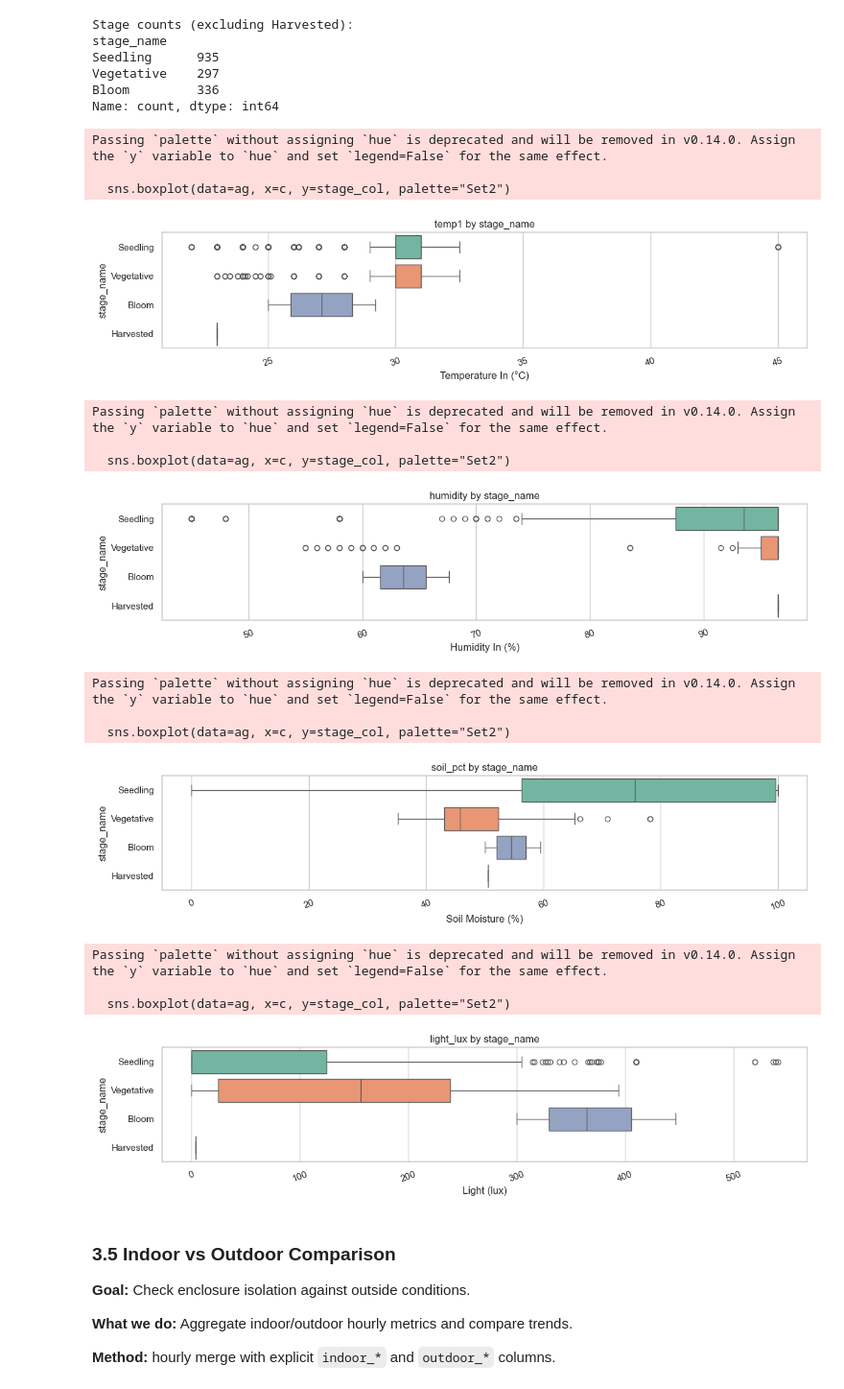
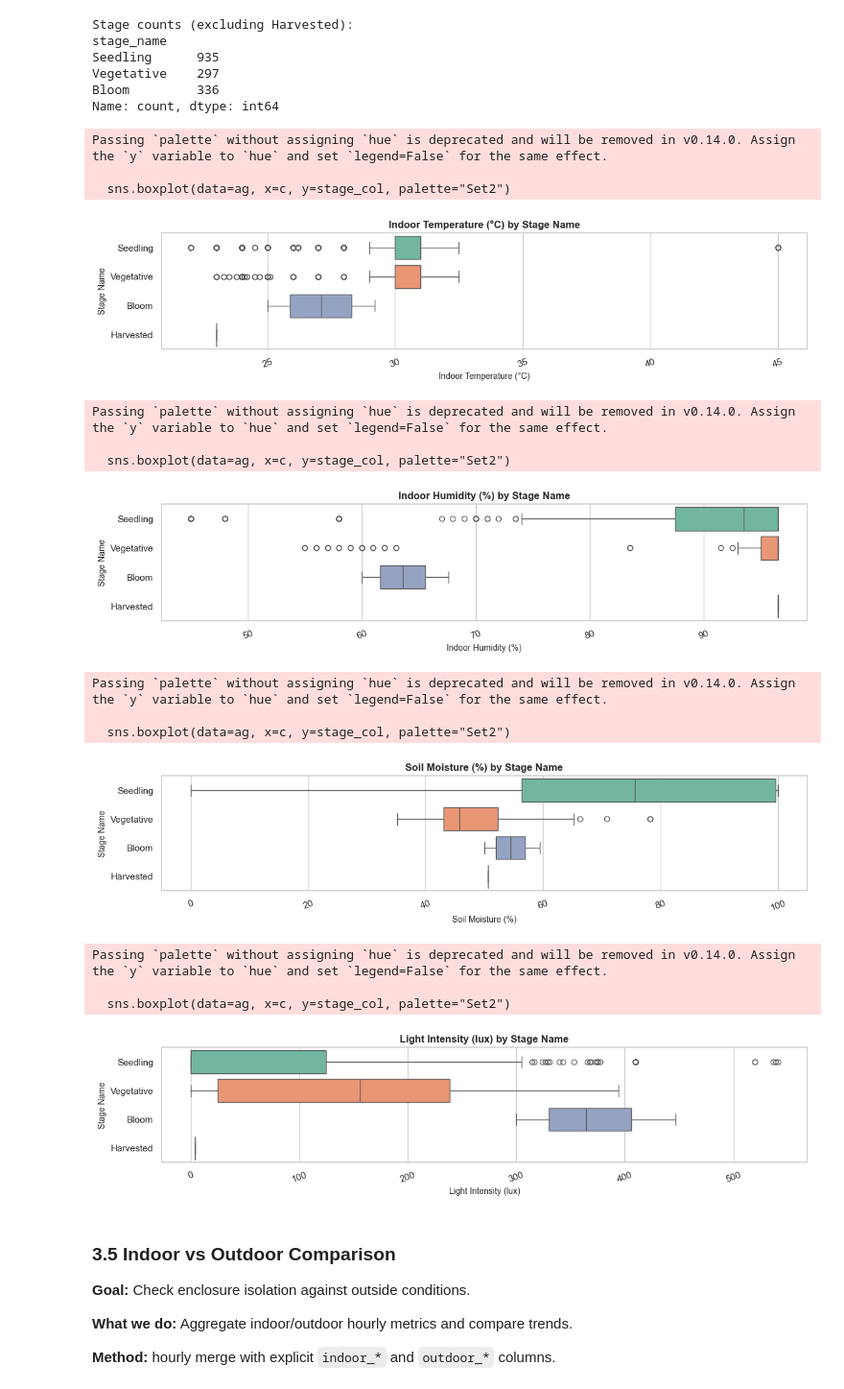
Before and after one commit to Plant-IQ/AutoGrow_DataAnalytics, a Jupyter notebook: data_analytics/AutoGrow.ipynb, the cells around one changed output. Shown at 96% size. Cells and saved outputs as stored; diff of their text form; code cells hidden in the pictures.

Commit message:
fix: make boxplot axis and title labels human-readable

```diff
--- a/data_analytics/AutoGrow.ipynb
+++ b/data_analytics/AutoGrow.ipynb
@@ -366,40 +366,44 @@ Name: count, dtype: int64
 # %%
 stage_col = col_stage_name if col_stage_name else col_stage
 
-units = {
-    col_temp_in: "Temperature In (°C)",
-    col_hum_in: "Humidity In (%)",
-    col_soil: "Soil Moisture (%)",
-    col_light_lux: "Light (lux)",
+label_map = {
+    col_temp_in:   "Indoor Temperature (°C)",
+    col_hum_in:    "Indoor Humidity (%)",
+    col_soil:      "Soil Moisture (%)",
+    col_light_lux: "Light Intensity (lux)",
 }
+
+stage_label = stage_col.replace("_", " ").title() if stage_col else "Growth Stage"
 
 if stage_col is not None:
     dist_cols = [c for c in [col_temp_in, col_hum_in, col_soil, col_light_lux] if c is not None]
     for c in dist_cols:
+        readable = label_map.get(c, c.replace("_", " ").title())
         plt.figure(figsize=(12, 3))
         sns.boxplot(data=ag, x=c, y=stage_col, palette="Set2")
-        plt.title(f'{c} by {stage_col}')
+        plt.title(f"{readable} by {stage_label}", fontsize=12, fontweight="bold")
+        plt.xlabel(readable, fontsize=10)
+        plt.ylabel(stage_label, fontsize=10)
         plt.xticks(rotation=20)
-        plt.xlabel(units.get(c, c))
         plt.tight_layout()
         plt.show()
 # %% [output]
 Passing `palette` without assigning `hue` is deprecated and will be removed in v0.14.0. Assign the `y` variable to `hue` and set `legend=False` for the same effect.
 
   sns.boxplot(data=ag, x=c, y=stage_col, palette="Set2")
-[figure, old version]
+[figure, new version]
 Passing `palette` without assigning `hue` is deprecated and will be removed in v0.14.0. Assign the `y` variable to `hue` and set `legend=False` for the same effect.
 
   sns.boxplot(data=ag, x=c, y=stage_col, palette="Set2")
-[figure, old version]
+[figure, new version]
 Passing `palette` without assigning `hue` is deprecated and will be removed in v0.14.0. Assign the `y` variable to `hue` and set `legend=False` for the same effect.
 
   sns.boxplot(data=ag, x=c, y=stage_col, palette="Set2")
-[figure, old version]
+[figure, new version]
 Passing `palette` without assigning `hue` is deprecated and will be removed in v0.14.0. Assign the `y` variable to `hue` and set `legend=False` for the same effect.
 
   sns.boxplot(data=ag, x=c, y=stage_col, palette="Set2")
-[figure, old version]
+[figure, new version]
 # %% [markdown]
 ### 3.5 Indoor vs Outdoor Comparison
 **Goal:** Check enclosure isolation against outside conditions.
```
Also changed, not shown: parts of 1 cell of this notebook.
